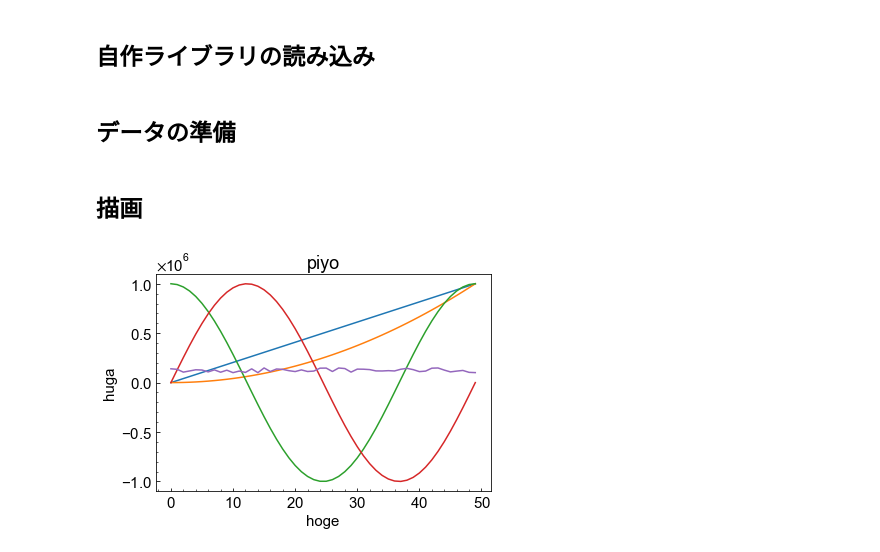
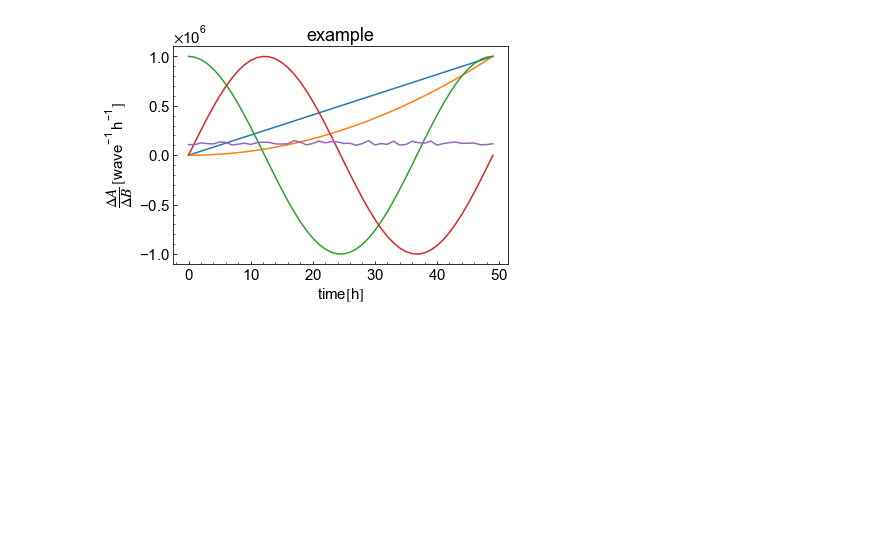
Before and after one commit to oooic/plt_graph_example, a Jupyter notebook: notebook/plt_template.ipynb, the cells around one changed output. Saved outputs shown, nothing was run; the diff lists cells and outputs as text; code cells hidden in the pictures; blank space fills up the shorter version.

```diff
--- a/notebook/plt_template.ipynb
+++ b/notebook/plt_template.ipynb
@@ -1,4 +1,2 @@
-# %% [markdown]
-## 自作ライブラリの読み込み
 # %%
 import sys
@@ -6,6 +4,4 @@ sys.path.append('..')
 from src.my_plt import Subplot  # Noqa
-# %% [markdown]
-## データの準備
 # %%
 import numpy as np
 import pandas as pd
@@ -16,11 +12,13 @@ C = [np.cos(2 * np.pi * x) for x in A]
 S = [np.sin(2 * np.pi * x) for x in A]
 E = np.random.rand(len(A)) / 20 + 0.1
 df = pd.DataFrame([A, B, C, S, E], index=["x", "squarex", "$cos_x$", "sinx", "error"]).T
-# %% [markdown]
-## 描画
 # %%
-with Subplot(xlabel="hoge",ylabel="huga",title="piyo")as p:
+xlabel="time$[\\mathdefault{h}]$"
+ylabel="$\\dfrac{\\Delta A}{\\Delta B}\\,[\\mathdefault{wave^{-1}\\,h^{-1}}]$"
+title="example"
+with Subplot(xlabel=xlabel,ylabel=ylabel,title=title,show_results=True)as p:
     for i, coln in enumerate(df.columns):
         p.ax.plot(df.index, df[coln] * 1e6, label=coln)
+    p.fig.savefig("Path to save images")
 # %% [output]
-[figure, old version]
+[figure, new version]
```
Also changed, not shown: parts of 1 cell of this notebook, 2 other files.
